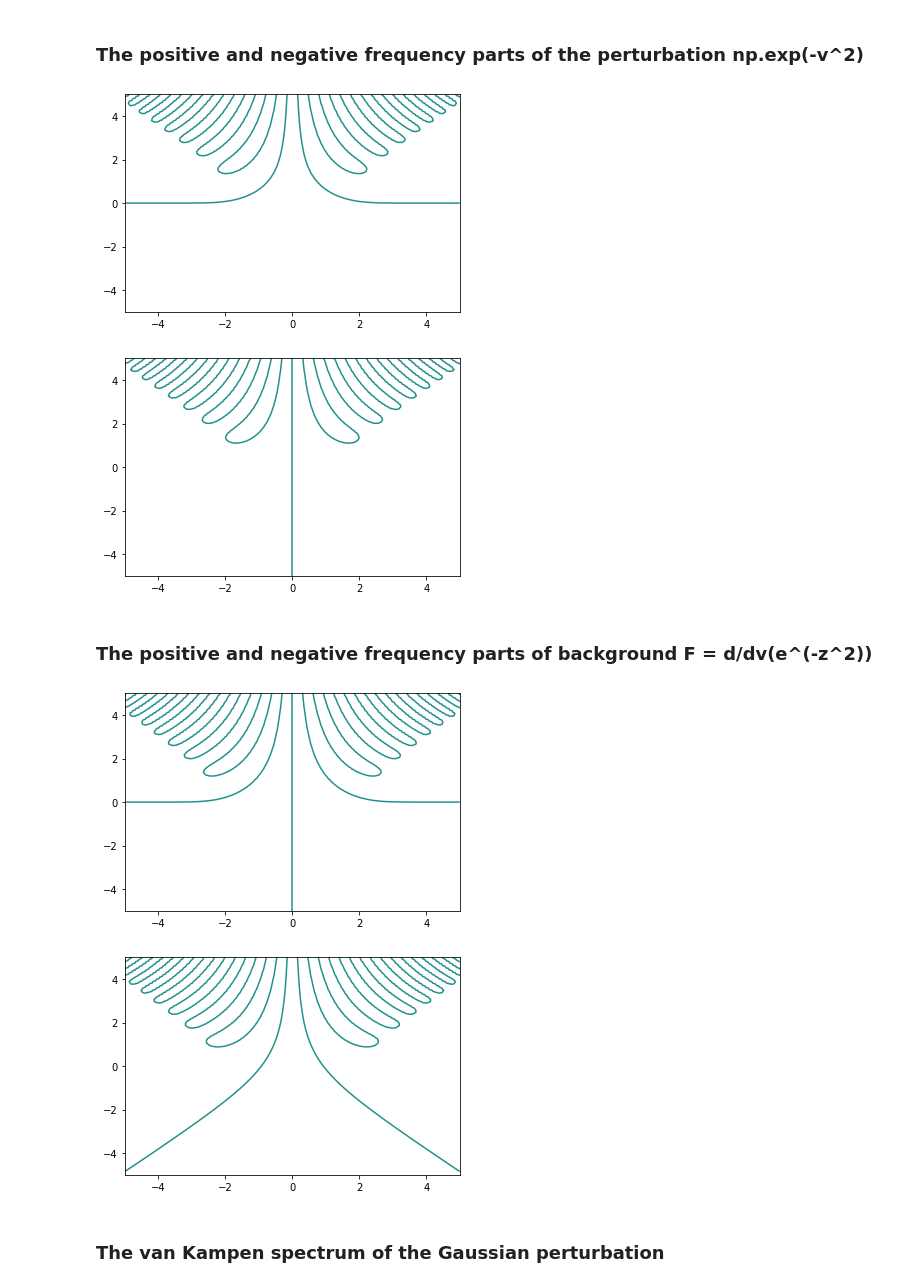
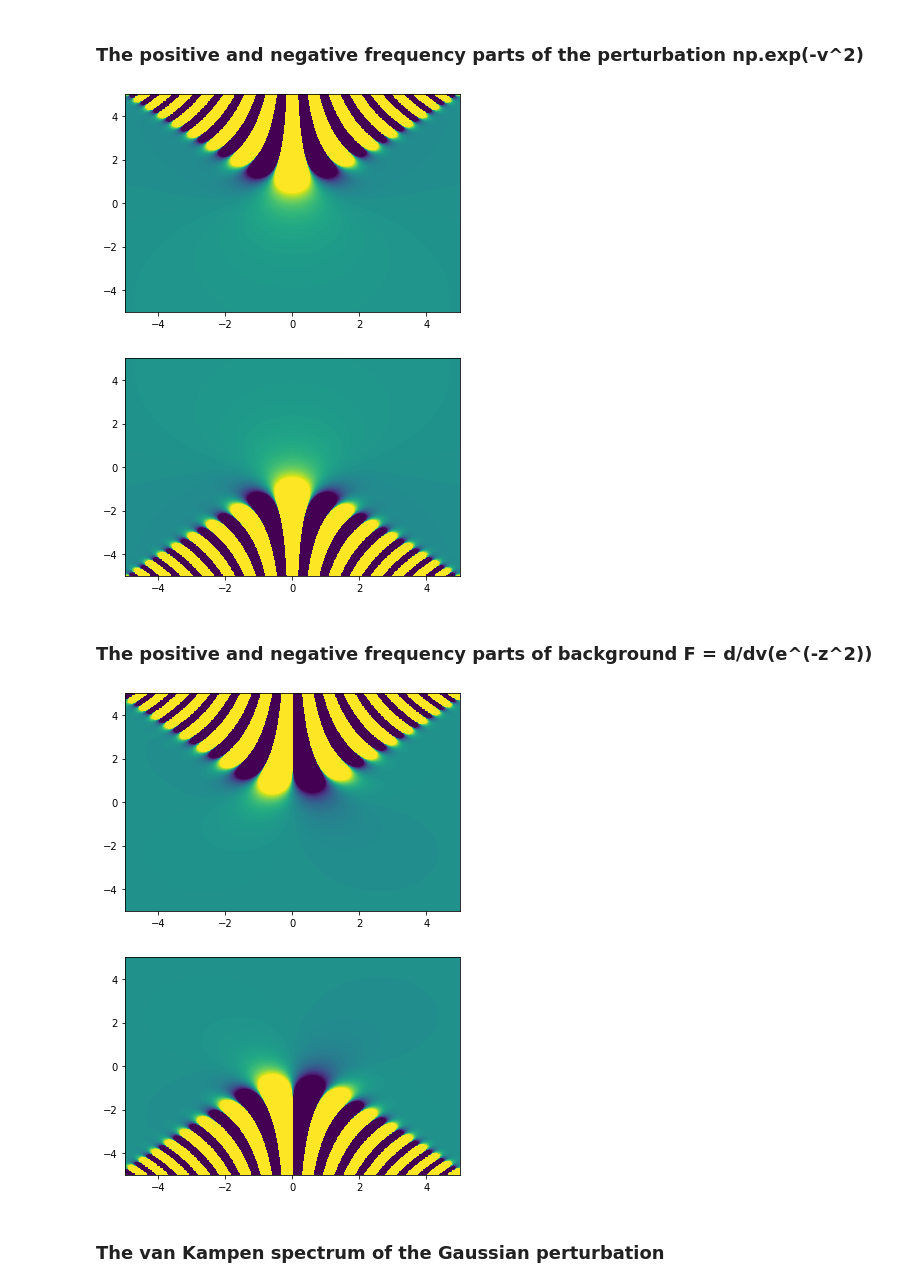
Before and after one commit to crewsdw/notebooks, a Jupyter notebook: Study of van Kampen Modes.ipynb, the cells around one changed output. Drawn from its saved outputs; the diff is of its cells as text; code cells hidden in the pictures.

```diff
--- a/Study of van Kampen Modes.ipynb
+++ b/Study of van Kampen Modes.ipynb
@@ -71,23 +102,23 @@ ZZ = X + 1j * Y
 # %%
 fp = f_plus(ZZ)
 fm = f_minus(ZZ)
 
 fpr, fpi = np.real(fp), np.imag(fp)
 fmr, fmi = np.real(fm), np.imag(fm)
 
 def cb(f):
     return np.linspace(np.amin(f), np.amax(f), num=100)
 
 plt.figure()
-plt.contour(X, Y, fmr, 0)
+plt.contourf(X, Y, fmr, np.linspace(-1, 1, num=100), extend='both')
 
 plt.figure()
-plt.contour(X, Y, fmi, 0)
+plt.contourf(X, Y, fpr, np.linspace(-1, 1, num=100), extend='both')
 
 plt.show()
 # %% [output]
-[figure, old version]
+[figure, new version]
-[figure, old version]
+[figure, new version]
 # %% [markdown]
 ### The positive and negative frequency parts of background F = d/dv(e^(-z^2))
 # %%
@@ -98,15 +129,15 @@ Fpr, Fpi = np.real(Fp), np.imag(Fp)
 Fmr, Fmi = np.real(Fm), np.imag(Fm)
 
 plt.figure()
-plt.contour(X, Y, Fmr, 0)
+plt.contourf(X, Y, Fmr, np.linspace(-1, 1, num=100), extend='both')
 
 plt.figure()
-plt.contour(X, Y, Fmi, 0)
+plt.contourf(X, Y, Fpr, np.linspace(-1, 1, num=100), extend='both')
 
 plt.show()
 # %% [output]
-[figure, old version]
+[figure, new version]
-[figure, old version]
+[figure, new version]
 # %% [markdown]
 ### The van Kampen spectrum of the Gaussian perturbation
 # %%
```
Also changed, not shown: parts of 7 cells of this notebook.
